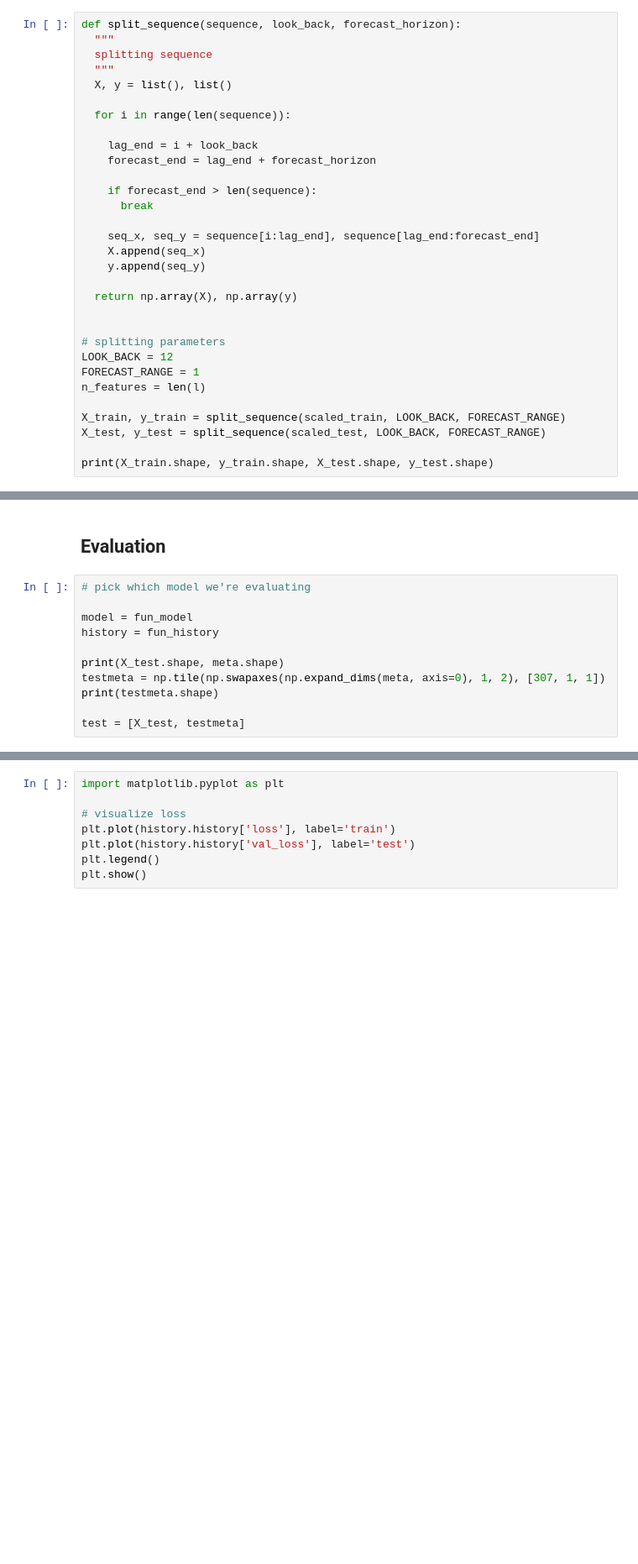
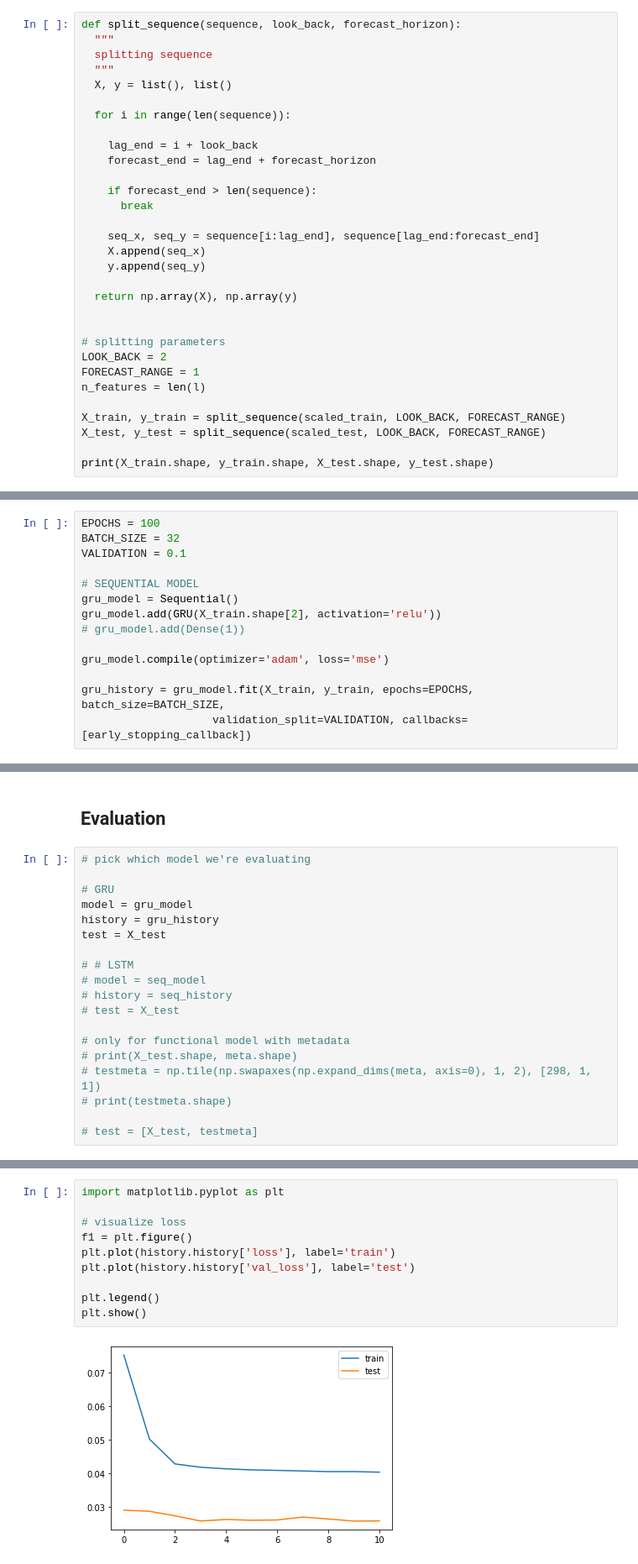
Before and after one commit to Mjloturco/musicstreamnet, a Jupyter notebook: Parallel_Input.ipynb, the cells around one changed output, grey strips where cells are left out. Shown: that part at 84% size. Cells and saved outputs as stored; diff of their text form; blank space fills up the shorter version.

Commit message:
updated parallel input with normalization and new visualizations

```diff
--- a/Parallel_Input.ipynb
+++ b/Parallel_Input.ipynb
@@ -88,7 +97,7 @@ def split_sequence(sequence, look_back, forecast_horizon):
 
 
 # splitting parameters
-LOOK_BACK = 12
+LOOK_BACK = 2
 FORECAST_RANGE = 1
 n_features = len(l)
 
@@ -144,0 +154,14 @@ rlrop_callback = ReduceLROnPlateau(monitor='val_loss', factor=0.2, mode='min', p
+# %%
+EPOCHS = 100
+BATCH_SIZE = 32
+VALIDATION = 0.1
+
+# SEQUENTIAL MODEL
+gru_model = Sequential()
+gru_model.add(GRU(X_train.shape[2], activation='relu'))
+# gru_model.add(Dense(1))
+
+gru_model.compile(optimizer='adam', loss='mse')
+
+gru_history = gru_model.fit(X_train, y_train, epochs=EPOCHS, batch_size=BATCH_SIZE,
+                    validation_split=VALIDATION, callbacks=[early_stopping_callback])
@@ -273,11 +353,19 @@ print(X_train.shape, y_train.shape)
 # %%
 # pick which model we're evaluating
 
-model = fun_model
-history = fun_history
+# GRU
+model = gru_model
+history = gru_history
+test = X_test
 
-print(X_test.shape, meta.shape)
-testmeta = np.tile(np.swapaxes(np.expand_dims(meta, axis=0), 1, 2), [307, 1, 1])
-print(testmeta.shape)
+# # LSTM
+# model = seq_model
+# history = seq_history
+# test = X_test
 
-test = [X_test, testmeta]
+# only for functional model with metadata
+# print(X_test.shape, meta.shape)
+# testmeta = np.tile(np.swapaxes(np.expand_dims(meta, axis=0), 1, 2), [298, 1, 1])
+# print(testmeta.shape)
+
+# test = [X_test, testmeta]
@@ -346,8 +438,12 @@ print(yhat_inverse.shape)
 # %%
 import matplotlib.pyplot as plt
 
 # visualize loss
+f1 = plt.figure()
 plt.plot(history.history['loss'], label='train')
 plt.plot(history.history['val_loss'], label='test')
+
 plt.legend()
 plt.show()
+# %% [output]
+[figure, added]
```
Also changed, not shown: parts of 31 cells of this notebook.
